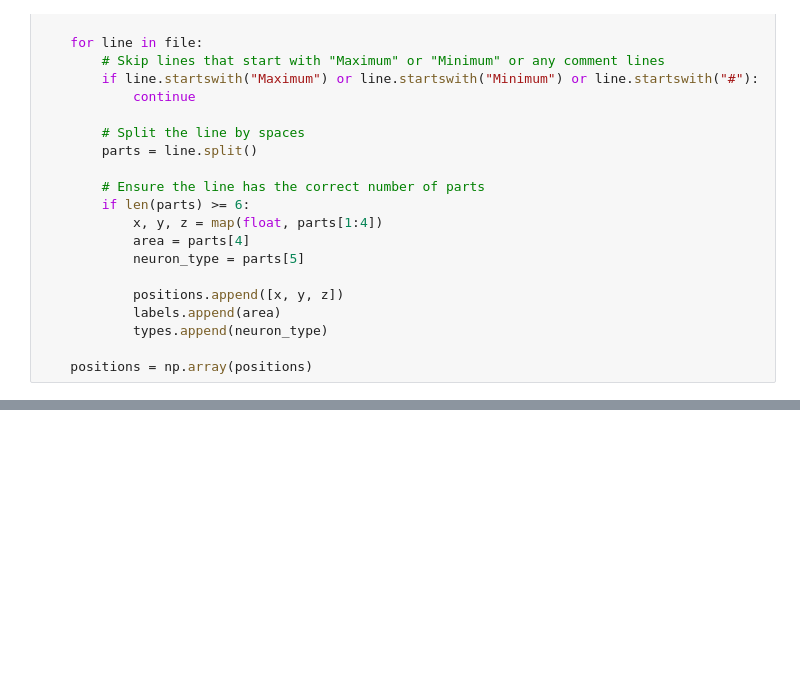
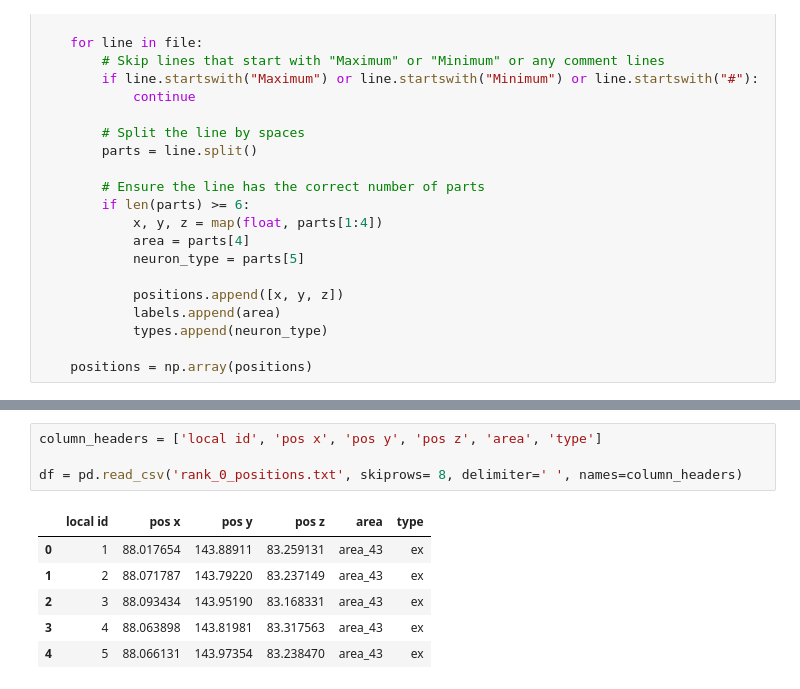
Before and after one commit to Ksf900/SciVis, a Jupyter notebook: test.ipynb, the cells around one changed output, grey strips where cells are left out. Cells and saved outputs as stored; diff of their text form; blank space fills up the shorter version.

```diff
--- a/test.ipynb
+++ b/test.ipynb
@@ -51,0 +56,11 @@ plt.show()
+# %%
+column_headers = ['local id', 'pos x', 'pos y', 'pos z', 'area', 'type']
+
+df = pd.read_csv('rank_0_positions.txt', skiprows= 8, delimiter=' ', names=column_headers)
+# %% [output]
+|  | local id | pos x | pos y | pos z | area | type |
+| 0 | 1 | 88.017654 | 143.88911 | 83.259131 | area_43 | ex |
+| 1 | 2 | 88.071787 | 143.79220 | 83.237149 | area_43 | ex |
+| 2 | 3 | 88.093434 | 143.95190 | 83.168331 | area_43 | ex |
+| 3 | 4 | 88.063898 | 143.81981 | 83.317563 | area_43 | ex |
+| 4 | 5 | 88.066131 | 143.97354 | 83.238470 | area_43 | ex |
```
Also changed, not shown: parts of 2 cells of this notebook.
